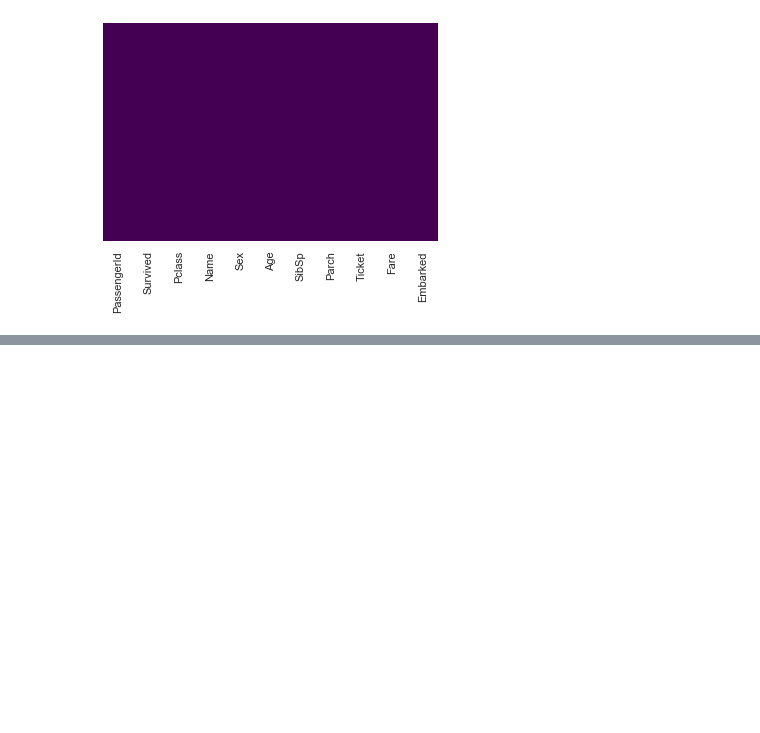
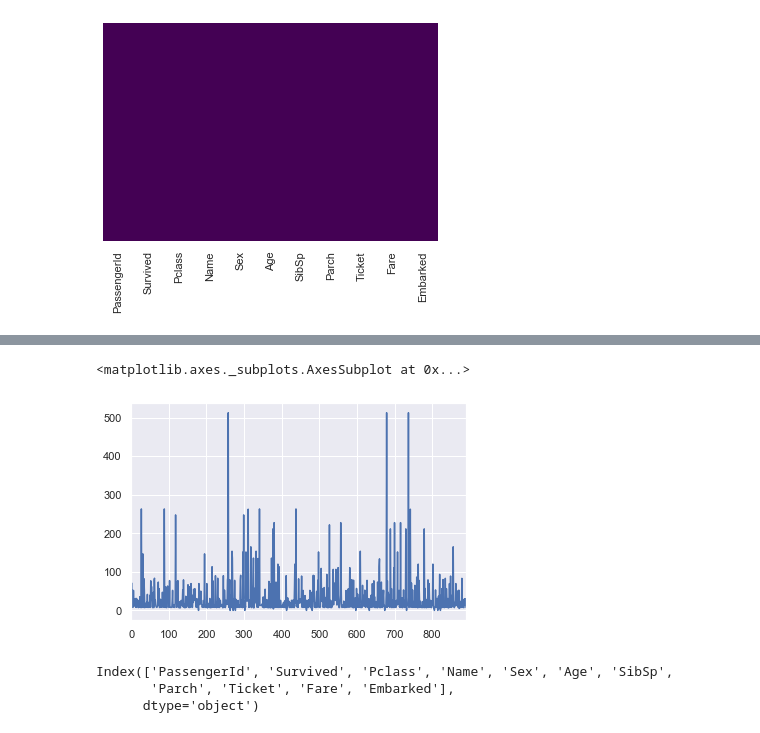
Before and after one commit to mykg/MLops-training-work, a Jupyter notebook: Day 17/logistic titanic.ipynb, the cells around one changed output, grey strips where cells are left out. Drawn from its saved outputs; the diff is of its cells as text; code cells hidden in the pictures; blank space fills up the shorter version.

```diff
--- a/Day 17/logistic titanic.ipynb
+++ b/Day 17/logistic titanic.ipynb
@@ -174,0 +187,5 @@ sns.heatmap(dataset.isnull(), cbar=False, yticklabels=False, cmap='viridis')
+# %%
+fare.plot()
+# %% [output]
+<matplotlib.axes._subplots.AxesSubplot at 0x...>
+[figure, added]
@@ -174,0 +194,6 @@ sns.heatmap(dataset.isnull(), cbar=False, yticklabels=False, cmap='viridis')
+# %%
+dataset.columns
+# %% [output]
+Index(['PassengerId', 'Survived', 'Pclass', 'Name', 'Sex', 'Age', 'SibSp',
+       'Parch', 'Ticket', 'Fare', 'Embarked'],
+      dtype='object')
```
Also changed, not shown: parts of 22 cells of this notebook.
